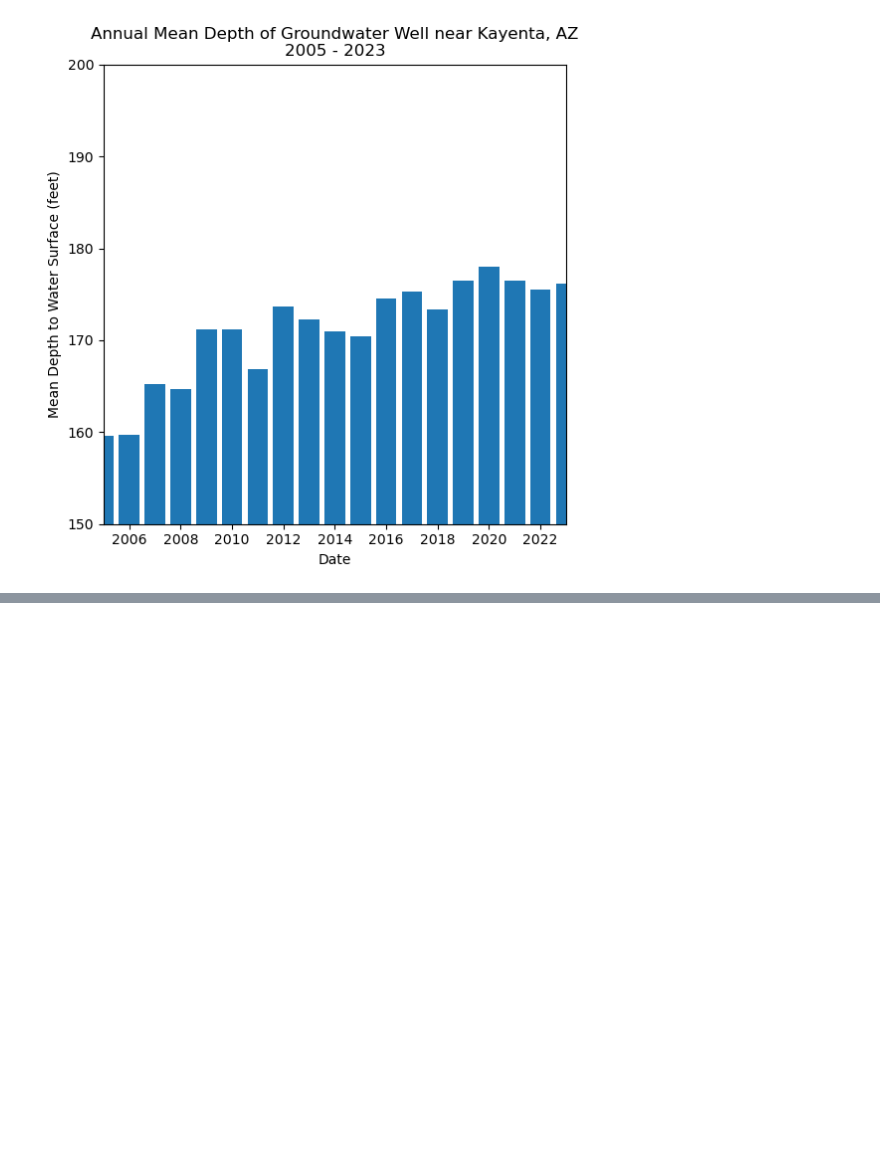
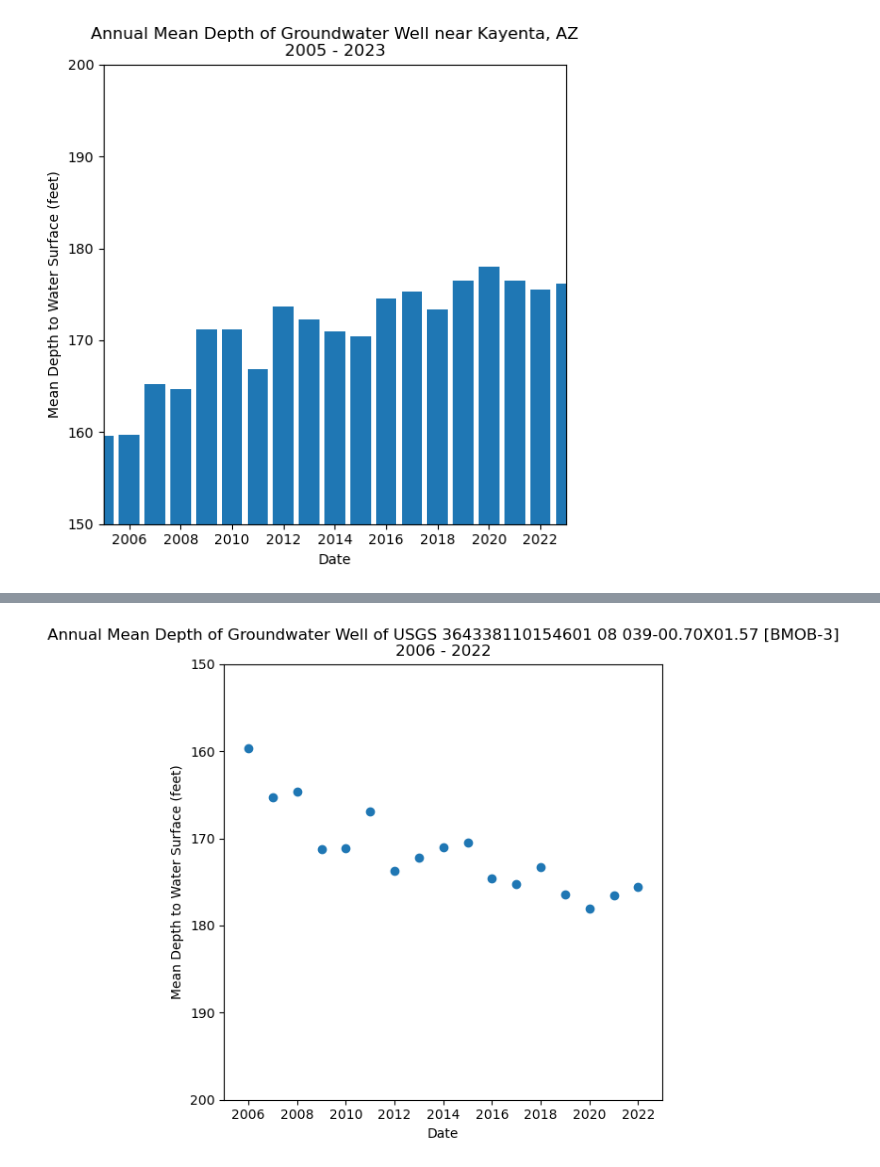
Before and after one commit to ScottNSheldon/time-series-data-ScottNSheldon, a Jupyter notebook: stars-02-time-series.ipynb, the cells around one changed output, grey strips where cells are left out. Cells and saved outputs as stored; diff of their text form; code cells hidden in the pictures; blank space fills up the shorter version.

```diff
--- a/stars-02-time-series.ipynb
+++ b/stars-02-time-series.ipynb
@@ -1052,0 +1147,36 @@ plt.show()
+# %%
+#URL
+bmob3_url = ('https://waterdata.usgs.gov/nwis/dv?cb_72019=on&format=rdb&'
+             'site_no=364338110154601&legacy=&referred_module=sw&period'
+             '=&begin_date=2006-01-01&end_date=2022-12-31')
+
+#Download data with HTTP Request
+bmob3_data = requests.get(bmob3_url)
+
+bmob3_depth = pd.read_csv(
+    BytesIO(bmob3_data.content),
+    comment='#',
+    delimiter='\t',
+    skiprows=[27,28],
+    names=["Agency","Site ID","Date", "Depth","Code"],
+    index_col='Date',
+    parse_dates=True,
+)
+
+bmob3_depth_annual = bmob3_depth[['Depth']].resample('YS').max()
+bmob3_depth_annual
+
+fig, ax = plt.subplots(figsize=(6,6))
+ax.scatter(bmob3_depth_annual.index.year.values,
+       bmob3_depth_annual['Depth'].values)
+ax.set(xlabel="Date",
+       ylabel="Mean Depth to Water Surface (feet)",
+       title="Annual Mean Depth of Groundwater Well of USGS 364338110154601 08 039-00.70X01.57 [BMOB-3]\n2006 - 2022")
+plt.ylim(150,200)
+plt.xlim (2005,2023)
+ax = plt.gca()
+ax.invert_yaxis()
+
+plt.show()
+# %% [output]
+[figure, added]
```
Also changed, not shown: parts of 5 cells of this notebook.
